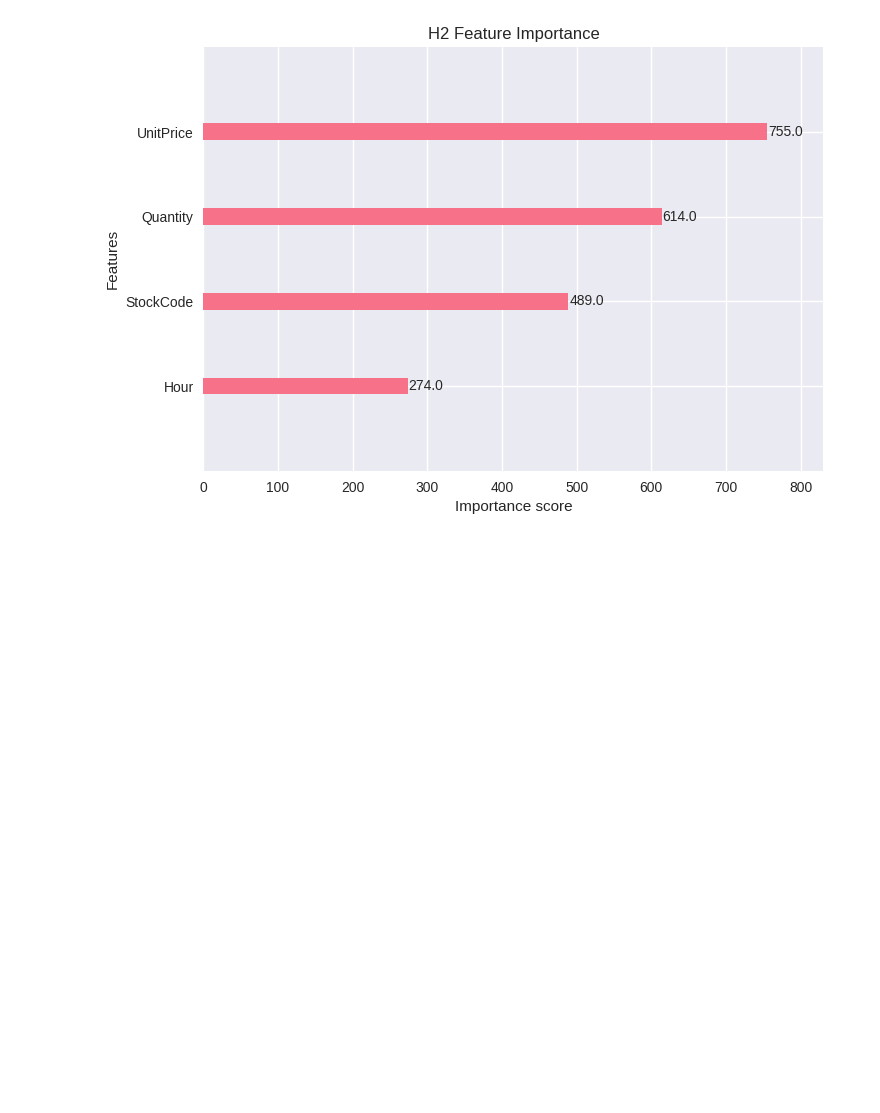
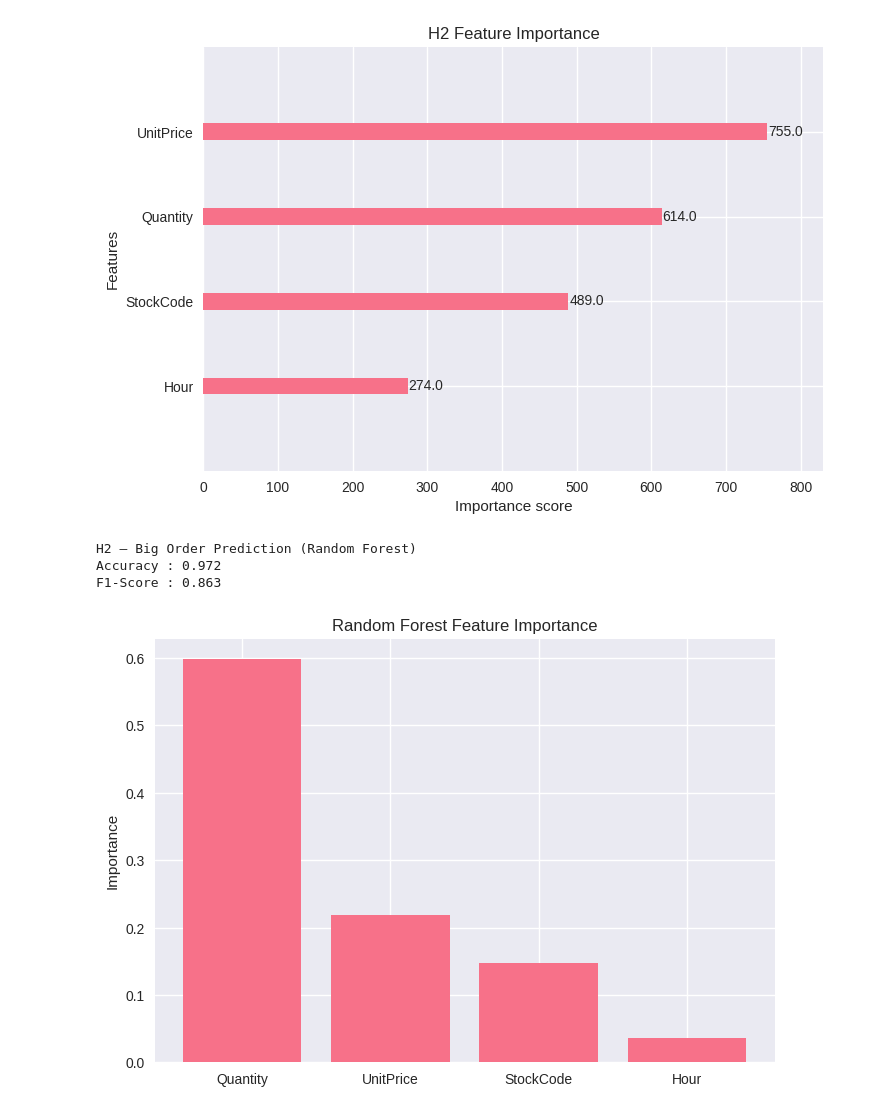
Before and after one commit to sainath2212/retail-stock-insights, a Jupyter notebook: notebooks/descriptive_and_predictive.ipynb, the cells around one changed output. Drawn from its saved outputs; the diff is of its cells as text; code cells hidden in the pictures; blank space fills up the shorter version.

Commit message:
Added Random Forest

```diff
--- a/notebooks/descriptive_and_predictive.ipynb
+++ b/notebooks/descriptive_and_predictive.ipynb
@@ -455,3 +503,36 @@ H2 – Big Order Prediction
 Accuracy : 0.969
 F1-Score : 0.844
 [figure]
+# %%
+from sklearn.ensemble import RandomForestClassifier
+
+# -----------------------------
+# Random Forest Model (H2)
+# -----------------------------
+model_rf = RandomForestClassifier(
+    n_estimators=300,
+    max_depth=None,
+    min_samples_split=2,
+    min_samples_leaf=1,
+    random_state=42,
+    n_jobs=-1
+)
+
+model_rf.fit(X_train, y_train)
+pred_rf = model_rf.predict(X_test)
+
+print("H2 – Big Order Prediction (Random Forest)")
+print(f"Accuracy : {accuracy_score(y_test, pred_rf):.3f}")
+print(f"F1-Score : {f1_score(y_test, pred_rf):.3f}")
+
+# Feature importance plot
+importances = model_rf.feature_importances_
+plt.bar(X.columns, importances)
+plt.title("Random Forest Feature Importance")
+plt.ylabel("Importance")
+plt.show()
+# %% [output]
+H2 – Big Order Prediction (Random Forest)
+Accuracy : 0.972
+F1-Score : 0.863
+[figure, added]
```
Also changed, not shown: parts of 8 cells of this notebook.
